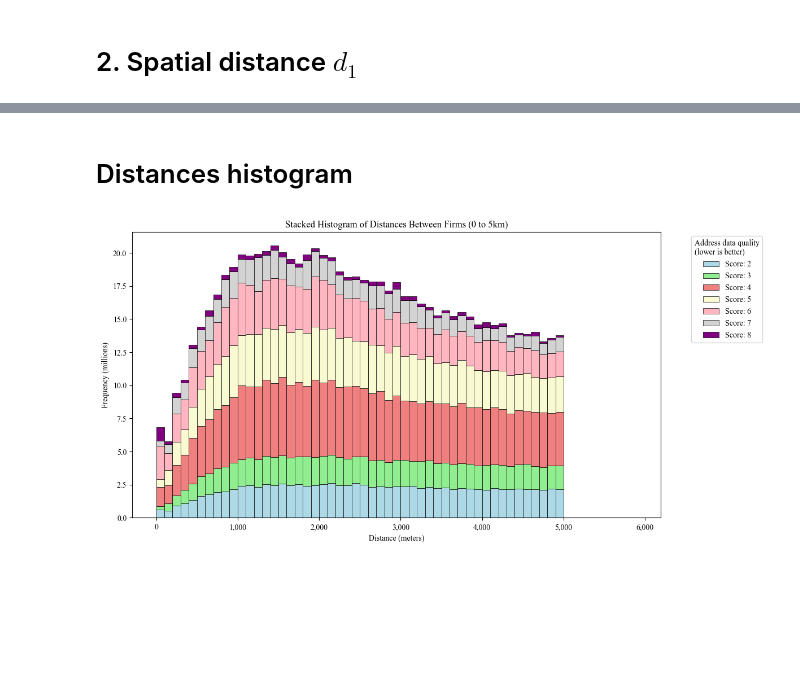
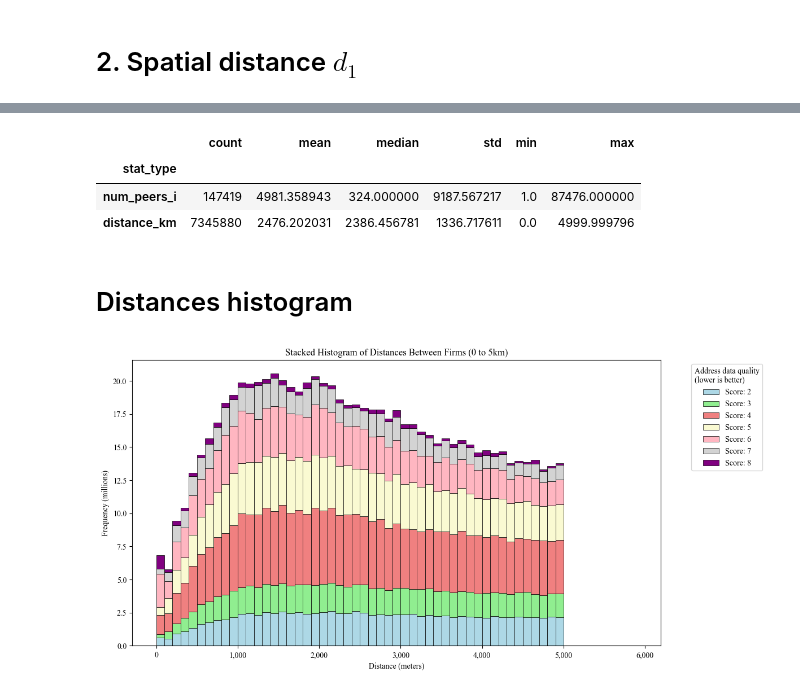
Before and after one commit to aloysiuslip/ucl-diss-ECON0079, a Jupyter notebook: descriptives/src/main_3_spatial.ipynb, the cells around one changed output, grey strips where cells are left out. Drawn from its saved outputs; the diff is of its cells as text; code cells hidden in the pictures; blank space fills up the shorter version.

```diff
--- a/descriptives/src/main_3_spatial.ipynb
+++ b/descriptives/src/main_3_spatial.ipynb
@@ -136,3 +141,22 @@ RuntimeError: Query interrupted
+# %%
+# Join these two tables. They each have 1 row and 6 columns
+# So have them be 2 rows with the same columns
+# And add an index/first column label describing each
+import pandas as pd
+
+df_combined = (
+    pd.concat(
+        [df_counts_summ.assign(stat_type='num_peers_i'),
+        df_distances_summ.assign(stat_type='distance_km')]
+    )
+    .set_index('stat_type')
+)
+display(df_combined)
+# %% [output]
+|  | count | mean | median | std | min | max |
+| stat_type |  |  |  |  |  |  |
+| num_peers_i | 147419 | 4981.358943 | 324.000000 | 9187.567217 | 1.0 | 87476.000000 |
+| distance_km | 7345880 | 2476.202031 | 2386.456781 | 1336.717611 | 0.0 | 4999.999796 |
 # %% [markdown]
 # Distances histogram
 # %%
```
Also changed, not shown: parts of 1 cell of this notebook, 27 other files.
